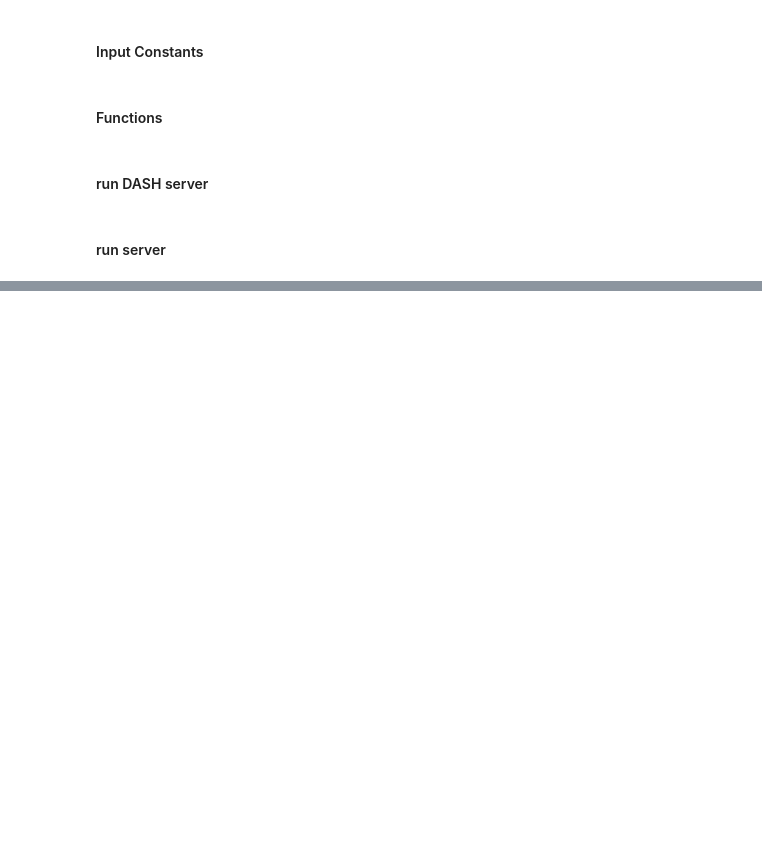
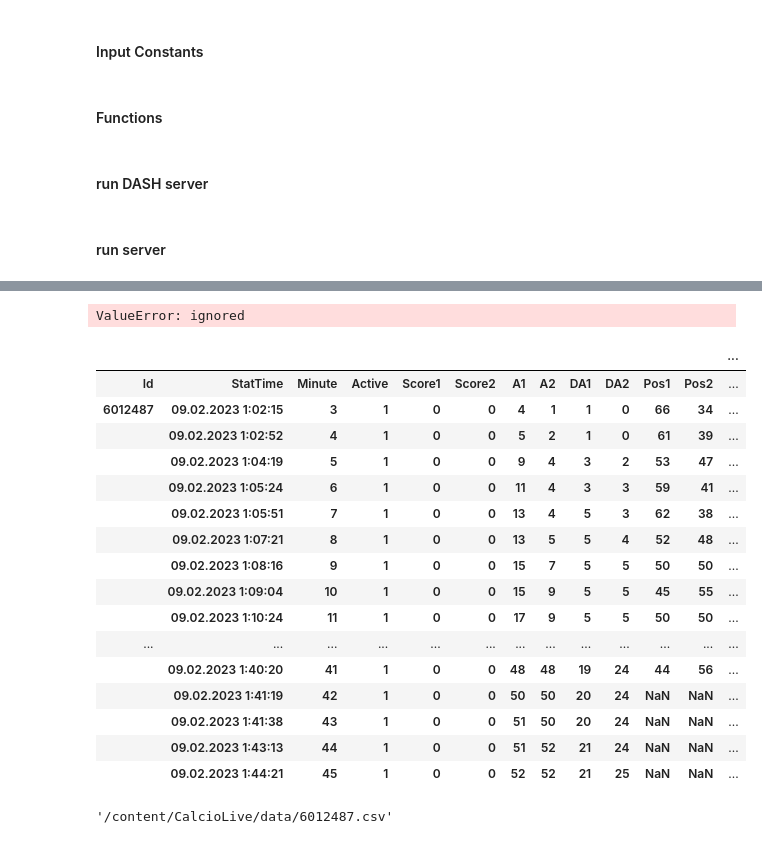
Before and after one commit to cappelchi/calcio_norebooks, a Jupyter notebook: draft/football_live_production_prototype_heft8.ipynb, the cells around one changed output, grey strips where cells are left out. Saved outputs shown, nothing was run; the diff lists cells and outputs as text; code cells hidden in the pictures; blank space fills up the shorter version.

```diff
--- a/draft/football_live_production_prototype_heft8.ipynb
+++ b/draft/football_live_production_prototype_heft8.ipynb
@@ -497,0 +733,37 @@ app.run_server(mode='inline')
+# %%
+for file_path in glob('/content/CalcioLive/data/*.csv'):
+    tmp_df = pd.read_csv(
+        file_path,
+        sep = ';',
+        skiprows = 1,
+        usecols = usecols,
+        header = 0,
+        dtype = data_types_dict,
+        names = cols
+                                )
+# %% [output]
+ValueError: ignored
+# %%
+pd.read_csv('/content/CalcioLive/data/6012487.csv', sep = ';')
+# %% [output]
+|  |  |  |  |  |  |  |  |  |  |  |  | ... |
+| Id | StatTime | Minute | Active | Score1 | Score2 | A1 | A2 | DA1 | DA2 | Pos1 | Pos2 | ... |
+| 6012487 | 09.02.2023 1:02:15 | 3 | 1 | 0 | 0 | 4 | 1 | 1 | 0 | 66 | 34 | ... |
+|  | 09.02.2023 1:02:52 | 4 | 1 | 0 | 0 | 5 | 2 | 1 | 0 | 61 | 39 | ... |
+|  | 09.02.2023 1:04:19 | 5 | 1 | 0 | 0 | 9 | 4 | 3 | 2 | 53 | 47 | ... |
+|  | 09.02.2023 1:05:24 | 6 | 1 | 0 | 0 | 11 | 4 | 3 | 3 | 59 | 41 | ... |
+|  | 09.02.2023 1:05:51 | 7 | 1 | 0 | 0 | 13 | 4 | 5 | 3 | 62 | 38 | ... |
+|  | 09.02.2023 1:07:21 | 8 | 1 | 0 | 0 | 13 | 5 | 5 | 4 | 52 | 48 | ... |
+|  | 09.02.2023 1:08:16 | 9 | 1 | 0 | 0 | 15 | 7 | 5 | 5 | 50 | 50 | ... |
+|  | 09.02.2023 1:09:04 | 10 | 1 | 0 | 0 | 15 | 9 | 5 | 5 | 45 | 55 | ... |
+|  | 09.02.2023 1:10:24 | 11 | 1 | 0 | 0 | 17 | 9 | 5 | 5 | 50 | 50 | ... |
+| ... | ... | ... | ... | ... | ... | ... | ... | ... | ... | ... | ... | ... |
+|  | 09.02.2023 1:40:20 | 41 | 1 | 0 | 0 | 48 | 48 | 19 | 24 | 44 | 56 | ... |
+|  | 09.02.2023 1:41:19 | 42 | 1 | 0 | 0 | 50 | 50 | 20 | 24 | NaN | NaN | ... |
+|  | 09.02.2023 1:41:38 | 43 | 1 | 0 | 0 | 51 | 50 | 20 | 24 | NaN | NaN | ... |
+|  | 09.02.2023 1:43:13 | 44 | 1 | 0 | 0 | 51 | 52 | 21 | 24 | NaN | NaN | ... |
+|  | 09.02.2023 1:44:21 | 45 | 1 | 0 | 0 | 52 | 52 | 21 | 25 | NaN | NaN | ... |
+# %%
+file_path
+# %% [output]
+'/content/CalcioLive/data/6012487.csv'
```
Also changed, not shown: parts of 79 cells of this notebook.
